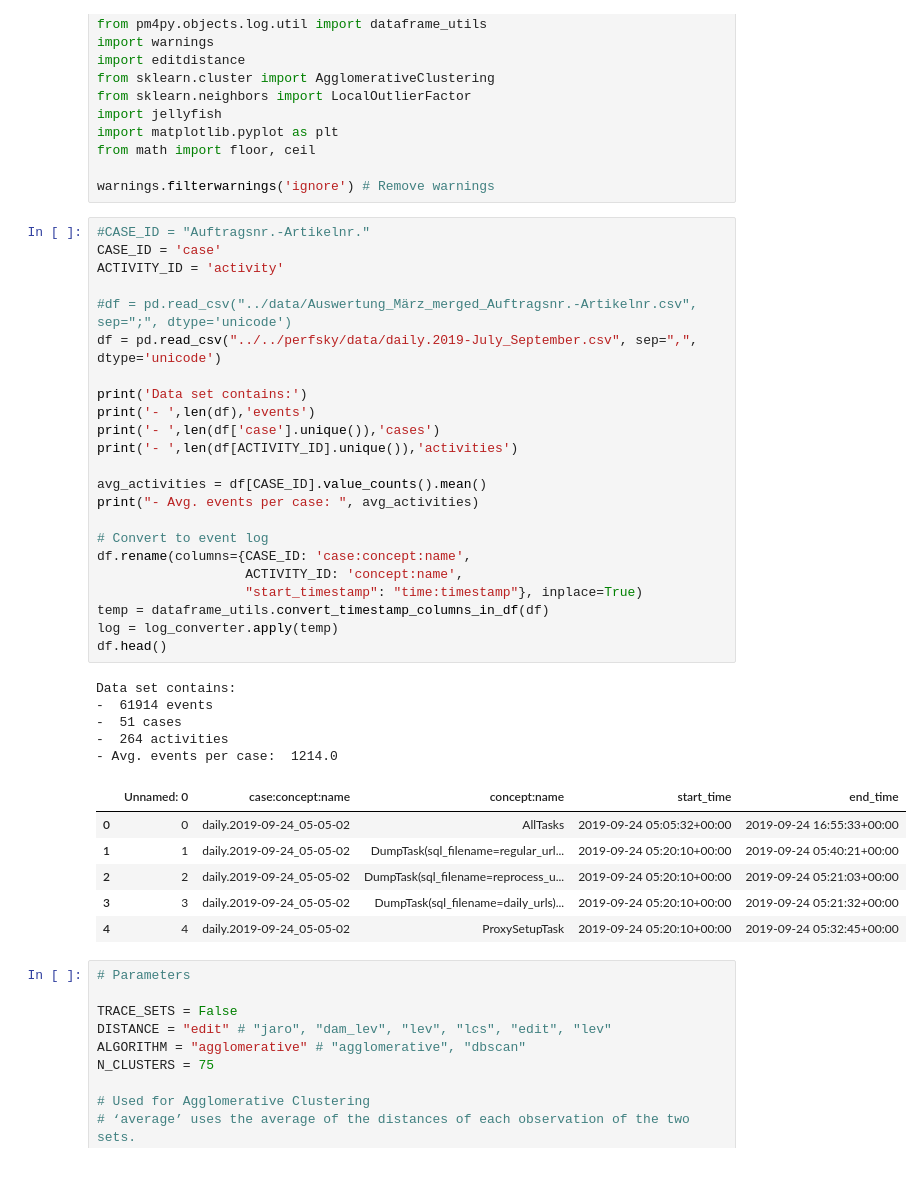
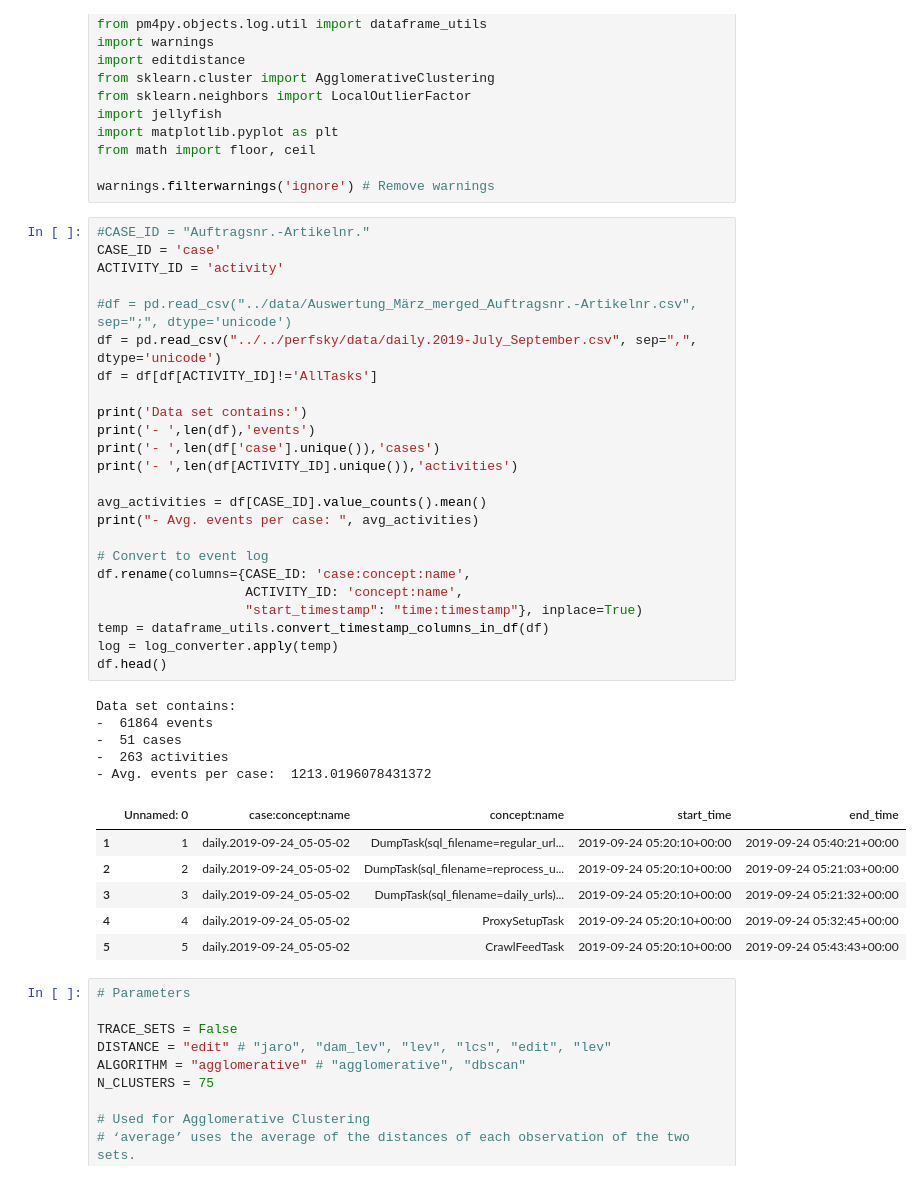
Before and after one commit to andreamalhera/perfSky, a Jupyter notebook: notebooks/activity_clustering.ipynb, the cells around one changed output. Drawn from its saved outputs; the diff is of its cells as text.

Commit message:
Preprocessing: Removes artificially created AllTasks

```diff
--- a/notebooks/activity_clustering.ipynb
+++ b/notebooks/activity_clustering.ipynb
@@ -18,38 +18,39 @@ warnings.filterwarnings('ignore') # Remove warnings
 # %%
 #CASE_ID = "Auftragsnr.-Artikelnr."
 CASE_ID = 'case'
 ACTIVITY_ID = 'activity'
 
 #df = pd.read_csv("../data/Auswertung_März_merged_Auftragsnr.-Artikelnr.csv", sep=";", dtype='unicode')
 df = pd.read_csv("../../perfsky/data/daily.2019-July_September.csv", sep=",", dtype='unicode')
+df = df[df[ACTIVITY_ID]!='AllTasks']
 
 print('Data set contains:')
 print('- ',len(df),'events')
 print('- ',len(df['case'].unique()),'cases')
 print('- ',len(df[ACTIVITY_ID].unique()),'activities')
 
 avg_activities = df[CASE_ID].value_counts().mean()
 print("- Avg. events per case: ", avg_activities)
 
 # Convert to event log
 df.rename(columns={CASE_ID: 'case:concept:name',
                    ACTIVITY_ID: 'concept:name',
                    "start_timestamp": "time:timestamp"}, inplace=True)
 temp = dataframe_utils.convert_timestamp_columns_in_df(df)
 log = log_converter.apply(temp)
 df.head()
 # %% [output]
 Data set contains:
--  61914 events
+-  61864 events
 -  51 cases
--  264 activities
-- Avg. events per case:  1214.0
+-  263 activities
+- Avg. events per case:  1213.0196078431372
 |  | Unnamed: 0 | case:concept:name | concept:name | start_time | end_time |
-| 0 | 0 | daily.2019-09-24_05-05-02 | AllTasks | 2019-09-24 05:05:32+00:00 | 2019-09-24 16:55:33+00:00 |
 | 1 | 1 | daily.2019-09-24_05-05-02 | DumpTask(sql_filename=regular_url... | 2019-09-24 05:20:10+00:00 | 2019-09-24 05:40:21+00:00 |
 | 2 | 2 | daily.2019-09-24_05-05-02 | DumpTask(sql_filename=reprocess_u... | 2019-09-24 05:20:10+00:00 | 2019-09-24 05:21:03+00:00 |
 | 3 | 3 | daily.2019-09-24_05-05-02 | DumpTask(sql_filename=daily_urls)... | 2019-09-24 05:20:10+00:00 | 2019-09-24 05:21:32+00:00 |
 | 4 | 4 | daily.2019-09-24_05-05-02 | ProxySetupTask | 2019-09-24 05:20:10+00:00 | 2019-09-24 05:32:45+00:00 |
+| 5 | 5 | daily.2019-09-24_05-05-02 | CrawlFeedTask | 2019-09-24 05:20:10+00:00 | 2019-09-24 05:43:43+00:00 |
 # %%
 # Parameters
 
```
Also changed, not shown: parts of 11 cells of this notebook.
